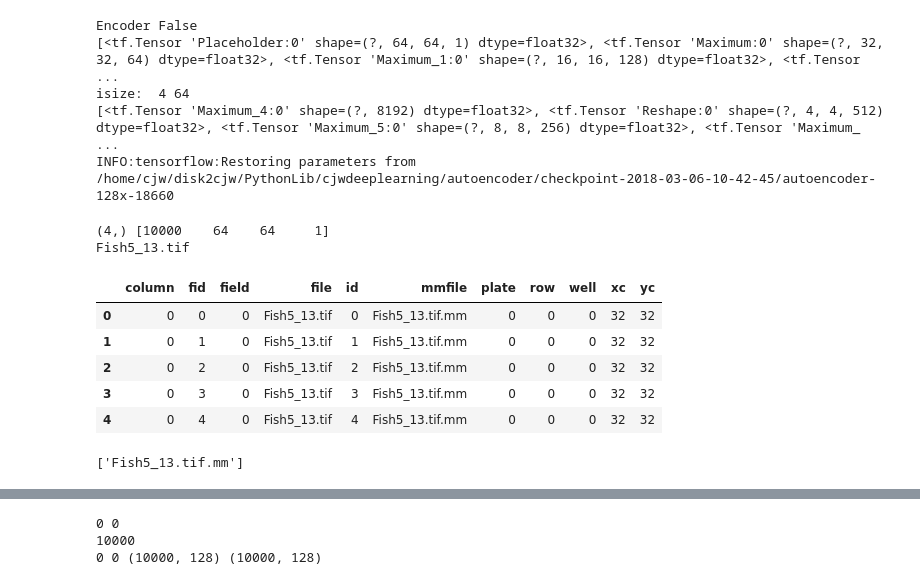
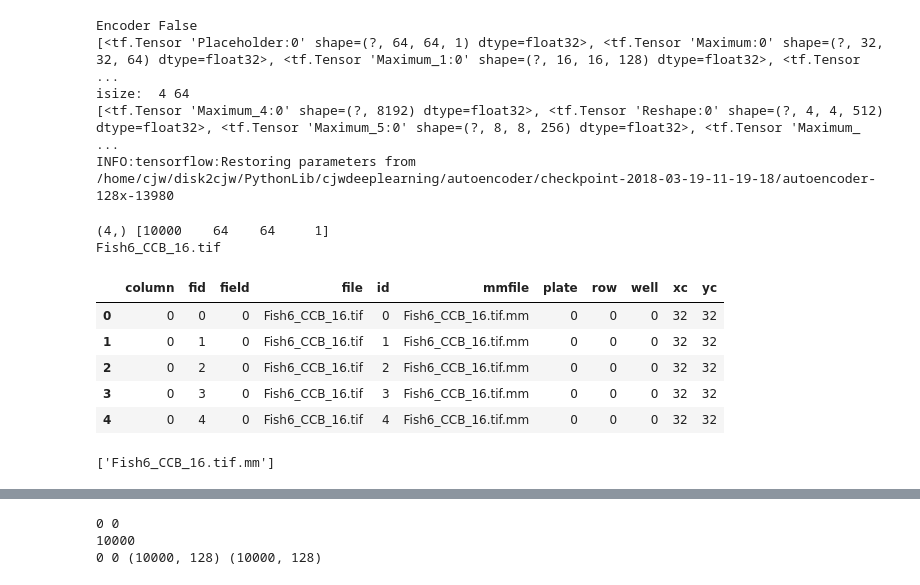
Before and after one commit to cwood1967/DeepLearning, a Jupyter notebook: autoencoder/infer-cyto-Copy1.ipynb, the cells around one changed output, grey strips where cells are left out. Saved outputs shown, nothing was run; the diff lists cells and outputs as text; code cells hidden in the pictures.

```diff
--- a/autoencoder/infer-cyto-Copy1.ipynb
+++ b/autoencoder/infer-cyto-Copy1.ipynb
@@ -24,7 +24,7 @@ These are needed to infer from the saved network checkpoint
 
 tf.reset_default_graph()
 
-cp_dir = '/home/cjw/disk2cjw/PythonLib/cjwdeeplearning/autoencoder/checkpoint-2018-03-06-10-42-45/'
+cp_dir = '/home/cjw/disk2cjw/PythonLib/cjwdeeplearning/autoencoder/checkpoint-2018-03-19-11-19-18/'
 #checkpoint-2018-03-02-16-31-42/'
 width = 64
 height = 64
@@ -56,21 +56,21 @@ saver = tf.train.Saver()
 
 sess = tf.Session()
 sess.run(tf.global_variables_initializer())
-saver = tf.train.import_meta_graph(cp_dir + 'autoencoder-128x-18660.meta') #autoencoder-64x-18660.meta')
+saver = tf.train.import_meta_graph(cp_dir + 'autoencoder-128x-13980.meta') #autoencoder-64x-18660.meta')
 saver.restore(sess, tf.train.latest_checkpoint(cp_dir + ''))
 # %% [output]
 Encoder False
 [<tf.Tensor 'Placeholder:0' shape=(?, 64, 64, 1) dtype=float32>, <tf.Tensor 'Maximum:0' shape=(?, 32, 32, 64) dtype=float32>, <tf.Tensor 'Maximum_1:0' shape=(?, 16, 16, 128) dtype=float32>, <tf.Tensor ...
 isize:  4 64
 [<tf.Tensor 'Maximum_4:0' shape=(?, 8192) dtype=float32>, <tf.Tensor 'Reshape:0' shape=(?, 4, 4, 512) dtype=float32>, <tf.Tensor 'Maximum_5:0' shape=(?, 8, 8, 256) dtype=float32>, <tf.Tensor 'Maximum_ ...
-INFO:tensorflow:Restoring parameters from /home/cjw/disk2cjw/PythonLib/cjwdeeplearning/autoencoder/checkpoint-2018-03-06-10-42-45/autoencoder-128x-18660
+INFO:tensorflow:Restoring parameters from /home/cjw/disk2cjw/PythonLib/cjwdeeplearning/autoencoder/checkpoint-2018-03-19-11-19-18/autoencoder-128x-13980
 # %%
 '''
 Read in the data for the data table
 '''
 
-mm_name = "Fish5_13.tif.mm"
-datadir = "/home/cjw/disk2cjw/Data/cyto/"
+mm_name = "Fish6_CCB_16.tif.mm"
+datadir = "/home/cjw/disk2cjw/Data/cyto/ChannelOne/"
 # mmfilename = datadir + "Fish6_15_cjw_mean_zero.mm"
 mmfilename = datadir + mm_name
 
@@ -81,39 +81,39 @@ header_shape = mmheader.shape
 print(header_shape, mmheader)
 xshape = [mmheader[0], mmheader[1], mmheader[2], mmheader[3]]
 #xshape[0] = 2400
 xshape = tuple(xshape)
 del mmheader
 
 n = xshape[0]
 ids =  range(n)
 # file = n*['Fish6_15_cjw_64.tif']
 file = n*[mm_name[:-3]]
 print(file[0])
 fid = range(n)
 # mmfile = n*['Fish6_15_cjw_64.tif.mm']
 mmfile = n*[mm_name]
 plate = n*[0]
 row = n*[0]
 column = n*[0]
 field = n*[0]
 yc = n*[32]
 xc = n*[32]
 well = n*[0]
 
 df = pd.DataFrame({'id':ids, 'fid':fid, 'file':file, 'mmfile':mmfile, 'plate':plate,
                  'row':row, 'column':column, 'field':field,
                   'yc':yc, 'xc':xc, 'well':well})
 
 df.head()
 # %% [output]
 (4,) [10000    64    64     1]
-Fish5_13.tif
+Fish6_CCB_16.tif
 |  | column | fid | field | file | id | mmfile | plate | row | well | xc | yc |
-| 0 | 0 | 0 | 0 | Fish5_13.tif | 0 | Fish5_13.tif.mm | 0 | 0 | 0 | 32 | 32 |
-| 1 | 0 | 1 | 0 | Fish5_13.tif | 1 | Fish5_13.tif.mm | 0 | 0 | 0 | 32 | 32 |
-| 2 | 0 | 2 | 0 | Fish5_13.tif | 2 | Fish5_13.tif.mm | 0 | 0 | 0 | 32 | 32 |
-| 3 | 0 | 3 | 0 | Fish5_13.tif | 3 | Fish5_13.tif.mm | 0 | 0 | 0 | 32 | 32 |
-| 4 | 0 | 4 | 0 | Fish5_13.tif | 4 | Fish5_13.tif.mm | 0 | 0 | 0 | 32 | 32 |
+| 0 | 0 | 0 | 0 | Fish6_CCB_16.tif | 0 | Fish6_CCB_16.tif.mm | 0 | 0 | 0 | 32 | 32 |
+| 1 | 0 | 1 | 0 | Fish6_CCB_16.tif | 1 | Fish6_CCB_16.tif.mm | 0 | 0 | 0 | 32 | 32 |
+| 2 | 0 | 2 | 0 | Fish6_CCB_16.tif | 2 | Fish6_CCB_16.tif.mm | 0 | 0 | 0 | 32 | 32 |
+| 3 | 0 | 3 | 0 | Fish6_CCB_16.tif | 3 | Fish6_CCB_16.tif.mm | 0 | 0 | 0 | 32 | 32 |
+| 4 | 0 | 4 | 0 | Fish6_CCB_16.tif | 4 | Fish6_CCB_16.tif.mm | 0 | 0 | 0 | 32 | 32 |
 # %%
 ''' Read the memory map file'''
 
@@ -128,7 +128,7 @@ m2 = np.memmap(mmfilename, dtype='float32', offset=128,
 # mmdict = {"Fish_15_cjw_64.tif.mm": m2}
 mmdict = {mm_name: m2}
 # %% [output]
-['Fish5_13.tif.mm']
+['Fish6_CCB_16.tif.mm']
 # %%
 '''Just show a sample image to make sure everything is working'''
 
```
Also changed, not shown: parts of 6 cells of this notebook, 6 other files.
